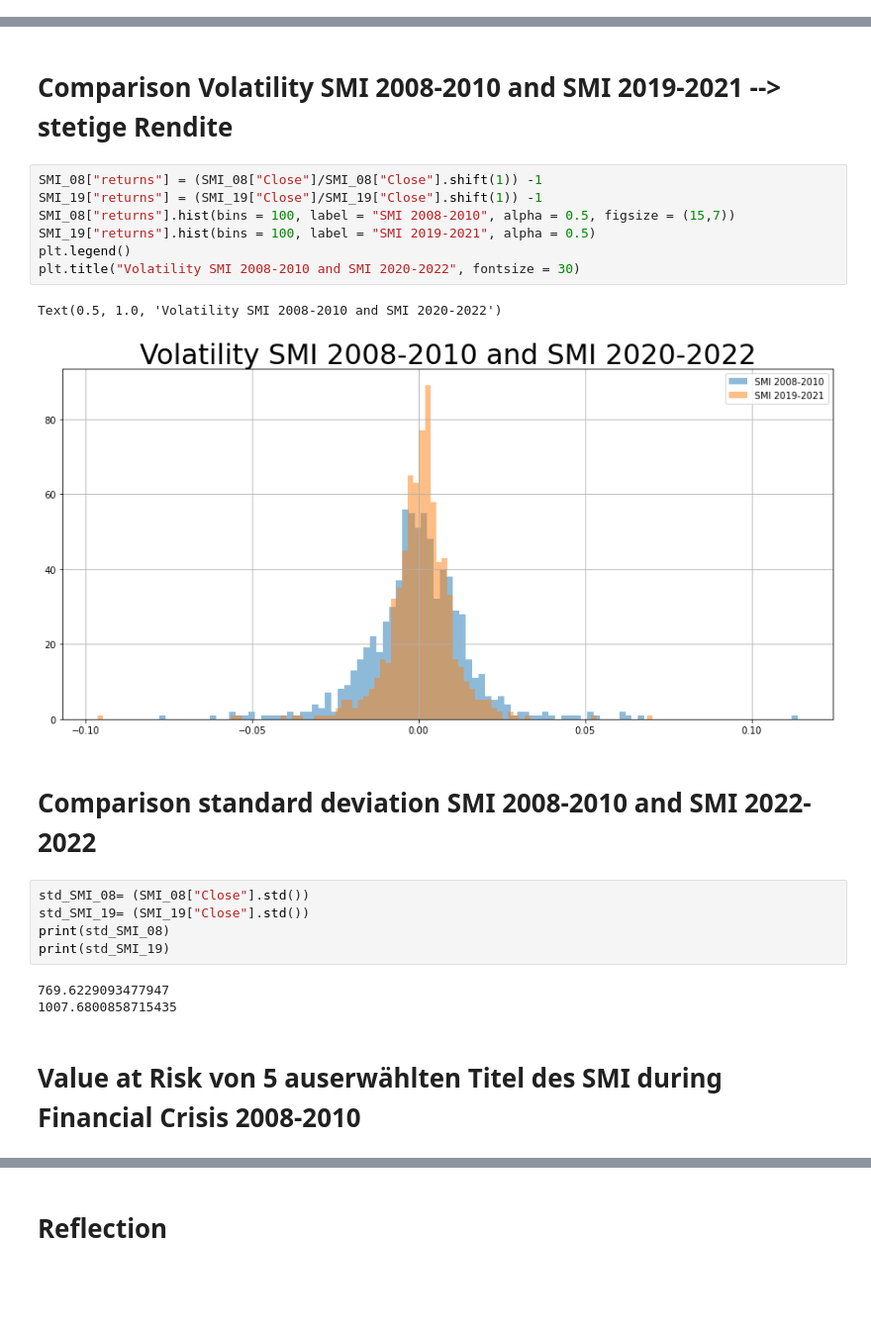
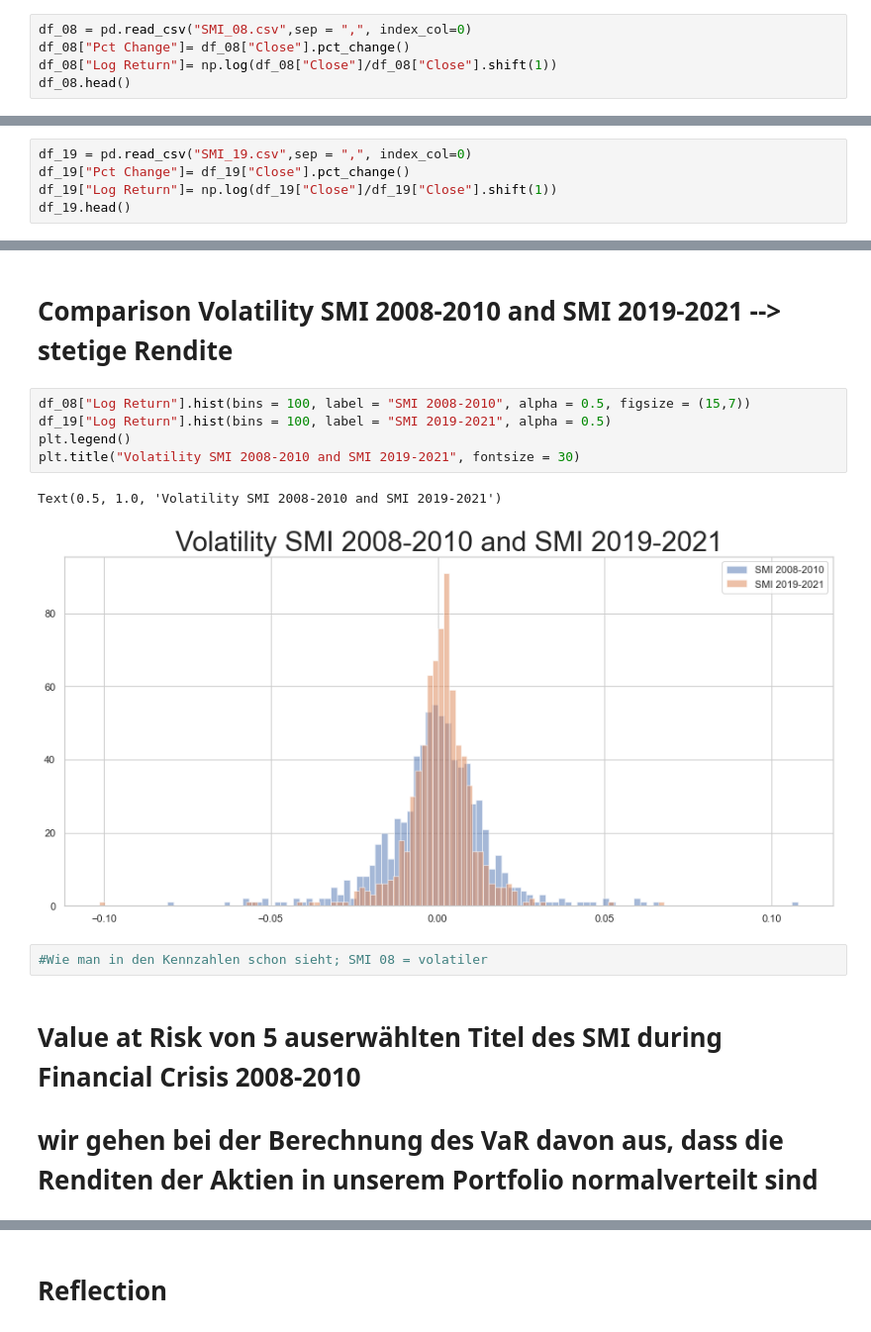
Before and after one commit to Darioschuerch/Project_MRWAM69.F2201_Marzer_Schuerch, a Jupyter notebook: Project/Project_MRWAM69.F2201_Marzer_Schuerch.ipynb, the cells around one changed output, grey strips where cells are left out. Shown at 99% size. Drawn from its saved outputs; the diff is of its cells as text; blank space fills up the shorter version.

```diff
--- a/Project/Project_MRWAM69.F2201_Marzer_Schuerch.ipynb
+++ b/Project/Project_MRWAM69.F2201_Marzer_Schuerch.ipynb
@@ -115,0 +120,5 @@ print(mean_SMI_19)
+# %%
+df_08 = pd.read_csv("SMI_08.csv",sep = ",", index_col=0)
+df_08["Pct Change"]= df_08["Close"].pct_change()
+df_08["Log Return"]= np.log(df_08["Close"]/df_08["Close"].shift(1))
+df_08.head()
@@ -115,0 +133,5 @@ print(mean_SMI_19)
+# %%
+df_19 = pd.read_csv("SMI_19.csv",sep = ",", index_col=0)
+df_19["Pct Change"]= df_19["Close"].pct_change()
+df_19["Log Return"]= np.log(df_19["Close"]/df_19["Close"].shift(1))
+df_19.head()
@@ -116,27 +159,18 @@ print(mean_SMI_19)
 # %% [markdown]
 # Comparison Volatility SMI 2008-2010 and SMI 2019-2021 --> stetige Rendite
 # %%
-SMI_08["returns"] = (SMI_08["Close"]/SMI_08["Close"].shift(1)) -1
-SMI_19["returns"] = (SMI_19["Close"]/SMI_19["Close"].shift(1)) -1
-SMI_08["returns"].hist(bins = 100, label = "SMI 2008-2010", alpha = 0.5, figsize = (15,7))
-SMI_19["returns"].hist(bins = 100, label = "SMI 2019-2021", alpha = 0.5)
+df_08["Log Return"].hist(bins = 100, label = "SMI 2008-2010", alpha = 0.5, figsize = (15,7))
+df_19["Log Return"].hist(bins = 100, label = "SMI 2019-2021", alpha = 0.5)
 plt.legend()
-plt.title("Volatility SMI 2008-2010 and SMI 2020-2022", fontsize = 30)
+plt.title("Volatility SMI 2008-2010 and SMI 2019-2021", fontsize = 30)
 # %% [output]
-Text(0.5, 1.0, 'Volatility SMI 2008-2010 and SMI 2020-2022')
+Text(0.5, 1.0, 'Volatility SMI 2008-2010 and SMI 2019-2021')
-[figure, old version]
+[figure, new version]
-# %% [markdown]
-# Comparison standard deviation SMI 2008-2010 and SMI 2022-2022
-# %%
-std_SMI_08= (SMI_08["Close"].std())
-std_SMI_19= (SMI_19["Close"].std())
-print(std_SMI_08)
-print(std_SMI_19)
-# %% [output]
-769.6229093477947
-1007.6800858715435
+# %%
+#Wie man in den Kennzahlen schon sieht; SMI 08 = volatiler
 # %% [markdown]
 # Value at Risk von 5 auserwählten Titel des SMI during Financial Crisis 2008-2010
+# wir gehen bei der Berechnung des VaR davon aus, dass die Renditen der Aktien in unserem Portfolio normalverteilt sind
 # %%
 from pandas_datareader import data as pdr
 from scipy.stats import norm
```
Also changed, not shown: parts of 39 cells of this notebook, 2 other files.
